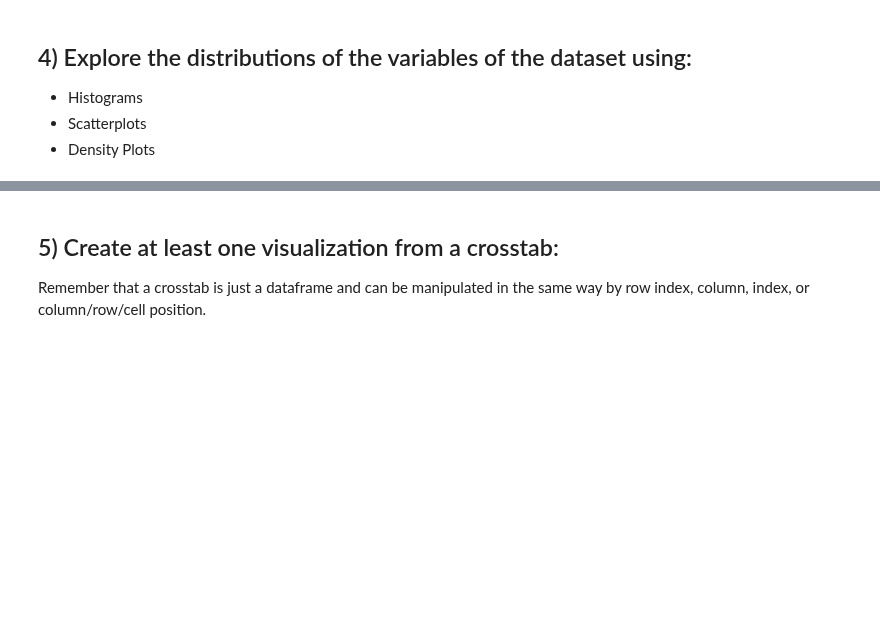
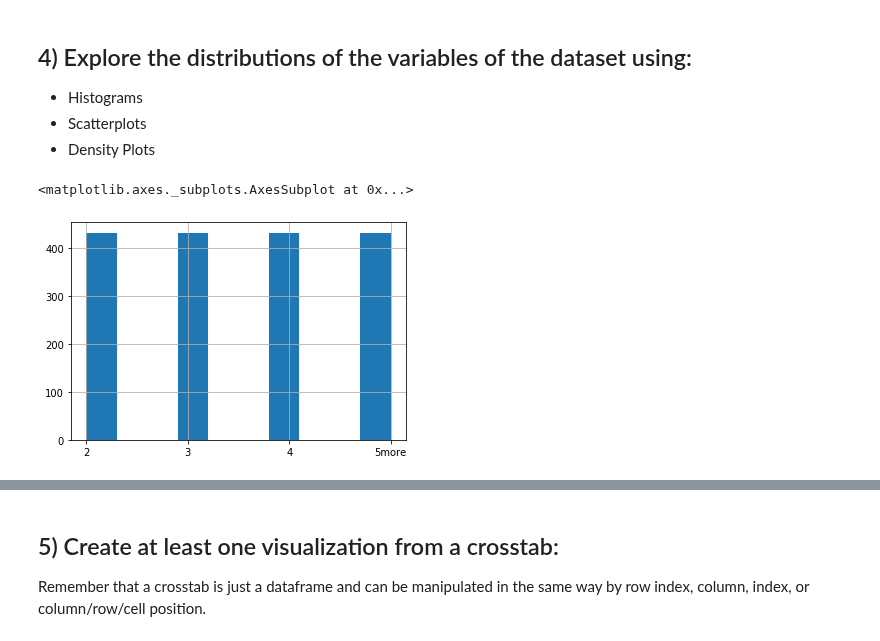
Before and after one commit to bloominstituteoftechnology/DS-Unit-1-Sprint-1-Data-Wrangling-and-Storytelling, a Jupyter notebook: module1-exploratory-data-analysis/LS_DS_111_Exploratory_Data_Analysis_Assignment.ipynb, the cells around one changed output, grey strips where cells are left out. Cells and saved outputs as stored; diff of their text form; code cells hidden in the pictures; blank space fills up the shorter version.

```diff
--- a/module1-exploratory-data-analysis/LS_DS_111_Exploratory_Data_Analysis_Assignment.ipynb
+++ b/module1-exploratory-data-analysis/LS_DS_111_Exploratory_Data_Analysis_Assignment.ipynb
@@ -28,3 +28,8 @@ Please navigate to the home page and choose a dataset (other than the Adult data
 # TODO your work here!
 # And note you should write comments, descriptions, and add new
 # code and text blocks as needed
+
+data_set_url = 'https://archive.ics.uci.edu/ml/machine-learning-databases/car/car.data'
+
+# Remembering to visualize the raw dataset
+!curl https://archive.ics.uci.edu/ml/machine-learning-databases/car/car.data
@@ -30,0 +83,6 @@ Please navigate to the home page and choose a dataset (other than the Adult data
+# %%
+# At this point it seems appropriate to add column labels for ease of
+# understanding the description given.
+column_headers = ['buying', 'maint', 'doors', 'persons', 'lug_boot', 'safety', 'Class Values']
+df = pd.read_csv(data_set_url, header=None, names=column_headers)
+df.describe()
@@ -52,0 +200,5 @@ Take whichever of the above datasets has more categorical variables and use cros
+# %%
+df['doors'].hist()
+# %% [output]
+<matplotlib.axes._subplots.AxesSubplot at 0x...>
+[figure, added]
```
Also changed, not shown: parts of 22 cells of this notebook.
